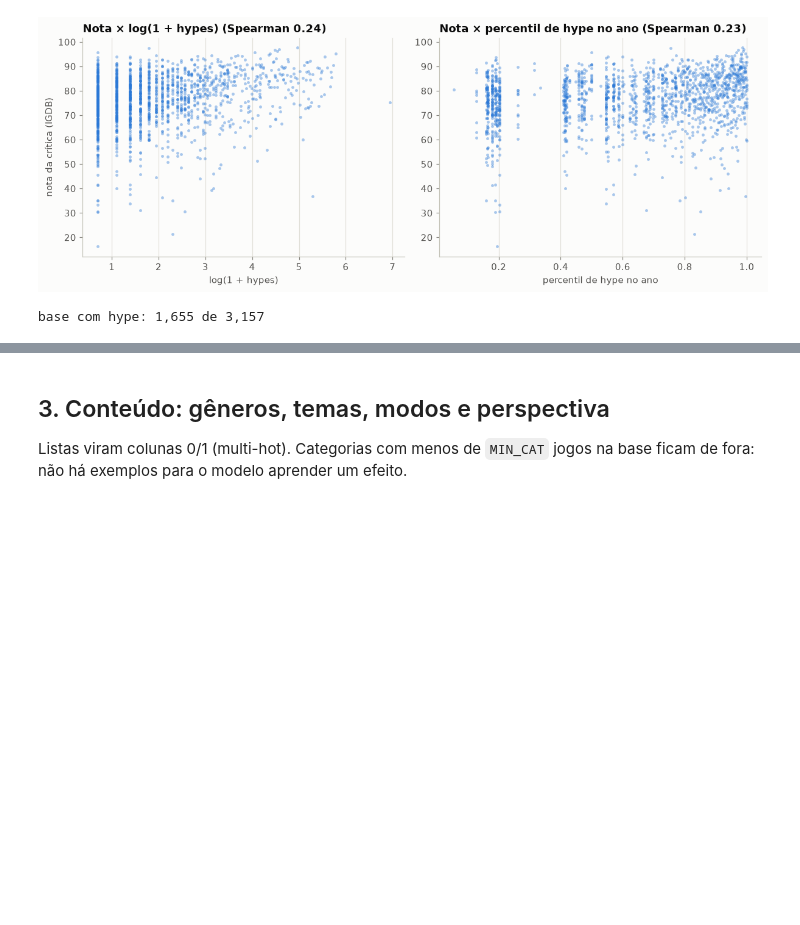
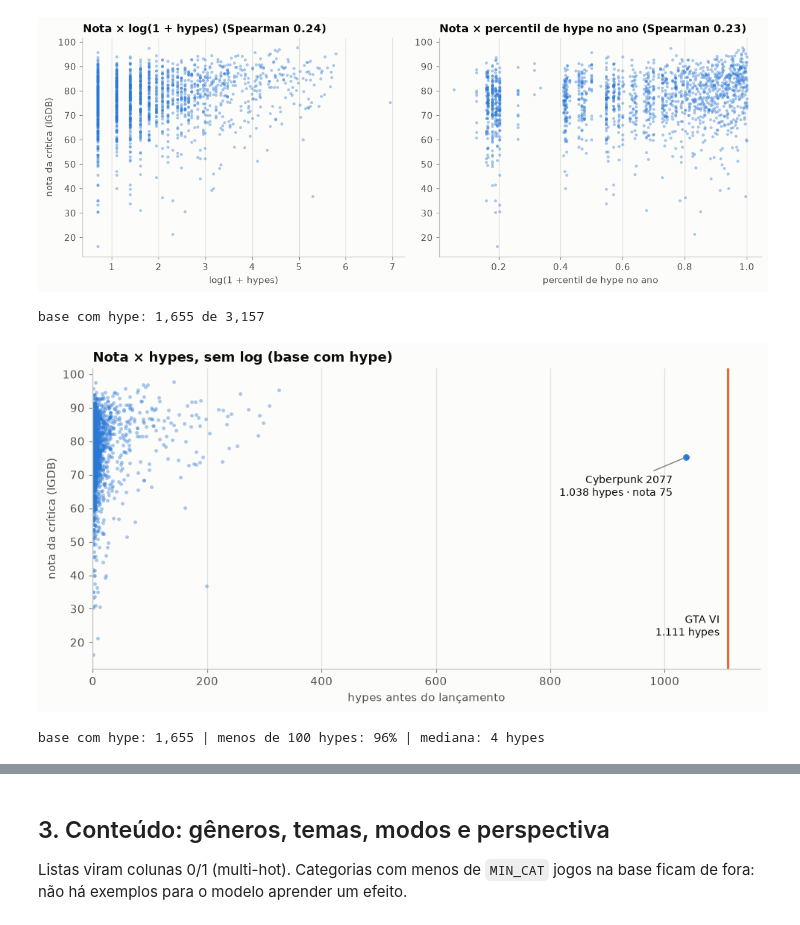
Before and after one commit to pedrohmgatti/games_critic_predict, a Jupyter notebook: notebooks/02_features.ipynb, the cells around one changed output, grey strips where cells are left out. Cells and saved outputs as stored; diff of their text form; code cells hidden in the pictures; blank space fills up the shorter version.

```diff
--- a/notebooks/02_features.ipynb
+++ b/notebooks/02_features.ipynb
@@ -186,3 +217,26 @@ print(f"base com hype: {len(hb):,} de {is_base.sum():,}")
 # %% [output]
 [figure]
 base com hype: 1,655 de 3,157
+# %%
+# Mesmo hype sem log: quase todos os jogos ficam espremidos perto de zero
+gta6_hypes = games.loc[games["slug"] == "grand-theft-auto-vi", "hypes"].iloc[0]
+top = hb.loc[hb["hypes"].idxmax()]  # o jogo da base mais próximo do GTA VI
+
+fig, ax = plt.subplots(figsize=(9, 4.6))
+ax.scatter(hb["hypes"], hb["igdb_critic_score"], s=10, color=BLUE, alpha=0.4, linewidths=0)
+ax.axvline(gta6_hypes, color=ORANGE, linewidth=2)
+ax.text(gta6_hypes - 15, 22, f"GTA VI\n{gta6_hypes:,.0f} hypes".replace(",", "."), color=INK, fontsize=9, ha="right")
+ax.scatter([top["hypes"]], [top["igdb_critic_score"]], s=60, color=BLUE, edgecolor="#fcfcfb", linewidth=2, zorder=3)
+ax.annotate(f"{top['name']}\n{top['hypes']:,.0f} hypes · nota {top['igdb_critic_score']:.0f}".replace(",", "."),
+            (top["hypes"], top["igdb_critic_score"]), xytext=(-12, -34), textcoords="offset points",
+            ha="right", fontsize=9, color=INK, arrowprops=dict(arrowstyle="-", color=MUTED, linewidth=1))
+ax.set_xlim(0, gta6_hypes * 1.05); ax.grid(axis="both")
+ax.set_xlabel("hypes antes do lançamento"); ax.set_ylabel("nota da crítica (IGDB)")
+ax.set_title("Nota × hypes, sem log (base com hype)")
+plt.tight_layout(); plt.show()
+
+print(f"base com hype: {len(hb):,} | menos de 100 hypes: {(hb['hypes'] < 100).mean():.0%} | "
+      f"mediana: {hb['hypes'].median():.0f} hypes")
+# %% [output]
+[figure, added]
+base com hype: 1,655 | menos de 100 hypes: 96% | mediana: 4 hypes
```
Also changed, not shown: parts of 15 cells of this notebook, 32 other files.
